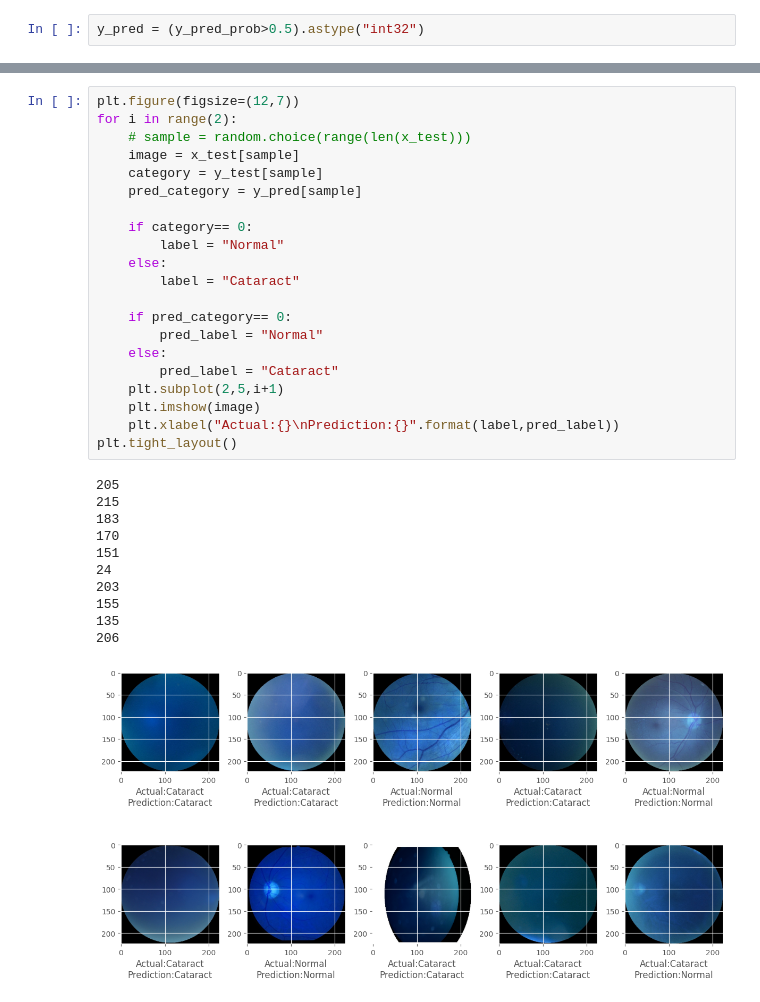
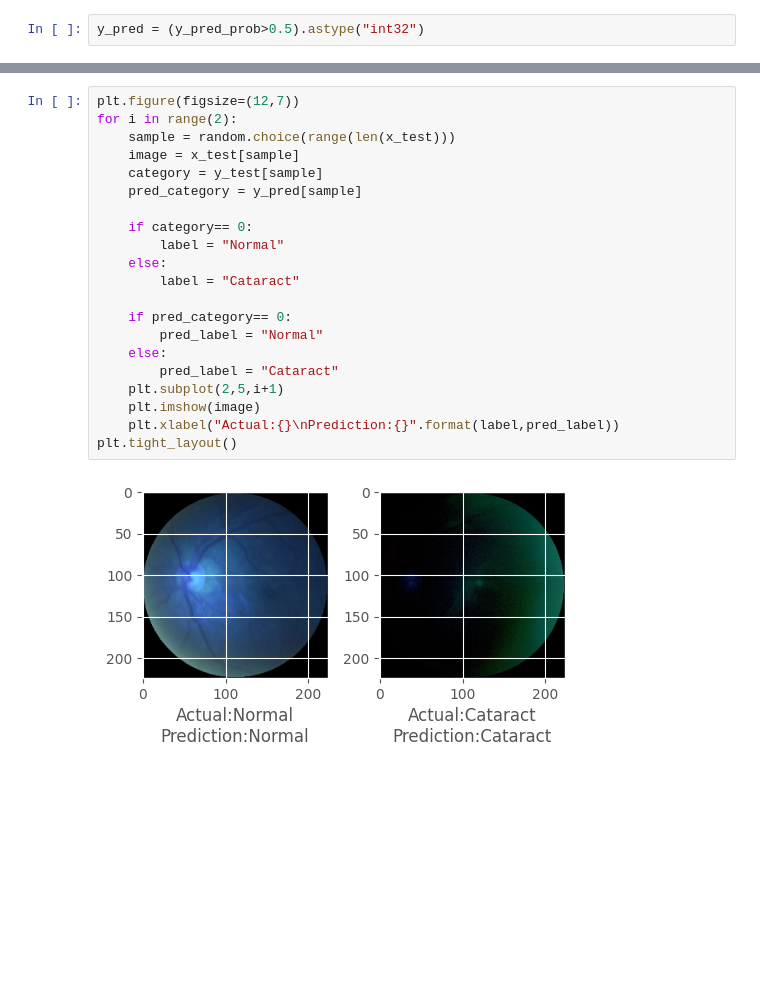
Before and after one commit to aduganisaicharan/cataract_dectection, a Jupyter notebook: cataract.ipynb, the cells around one changed output, grey strips where cells are left out. Cells and saved outputs as stored; diff of their text form; blank space fills up the shorter version.

```diff
--- a/cataract.ipynb
+++ b/cataract.ipynb
@@ -237,36 +287,26 @@ plt.show()
 # %%
 plt.figure(figsize=(12,7))
 for i in range(2):
-    # sample = random.choice(range(len(x_test)))
+    sample = random.choice(range(len(x_test)))
     image = x_test[sample]
     category = y_test[sample]
     pred_category = y_pred[sample]
 
     if category== 0:
         label = "Normal"
     else:
         label = "Cataract"
 
     if pred_category== 0:
         pred_label = "Normal"
     else:
         pred_label = "Cataract"
     plt.subplot(2,5,i+1)
     plt.imshow(image)
     plt.xlabel("Actual:{}\nPrediction:{}".format(label,pred_label))
 plt.tight_layout()
 # %% [output]
-205
-215
-183
-170
-151
-24
-203
-155
-135
-206
-[figure, old version]
+[figure, new version]
 # %%
 def preprocess_external_image(image_path, image_size):
     image = load_img(image_path, target_size=(image_size, image_size))
```
Also changed, not shown: parts of 9 cells of this notebook.
